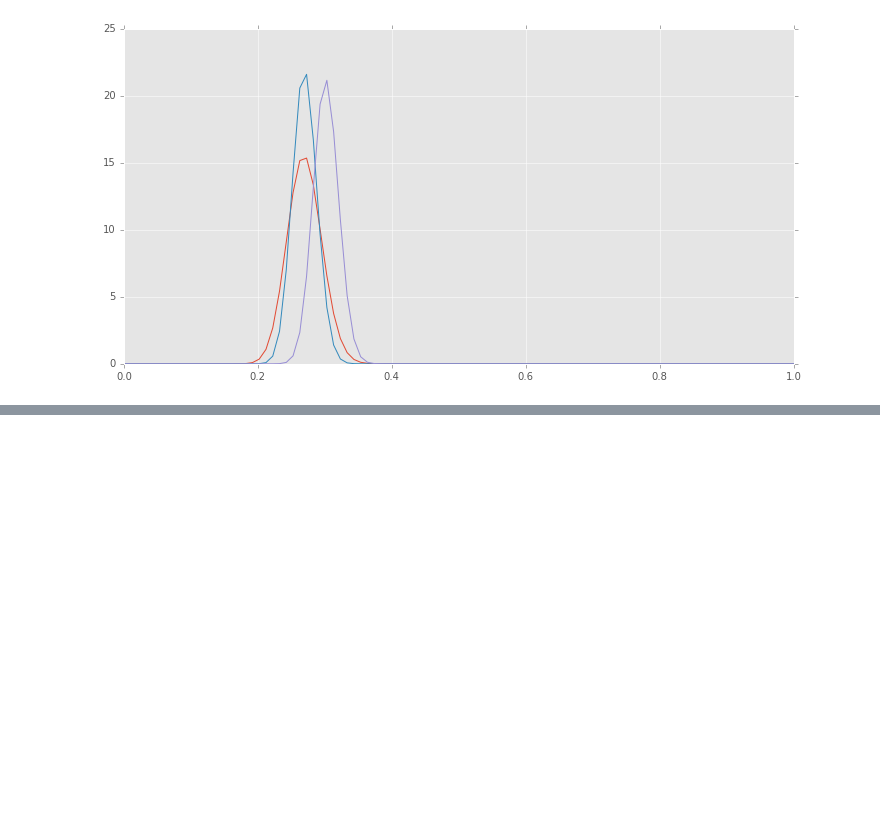
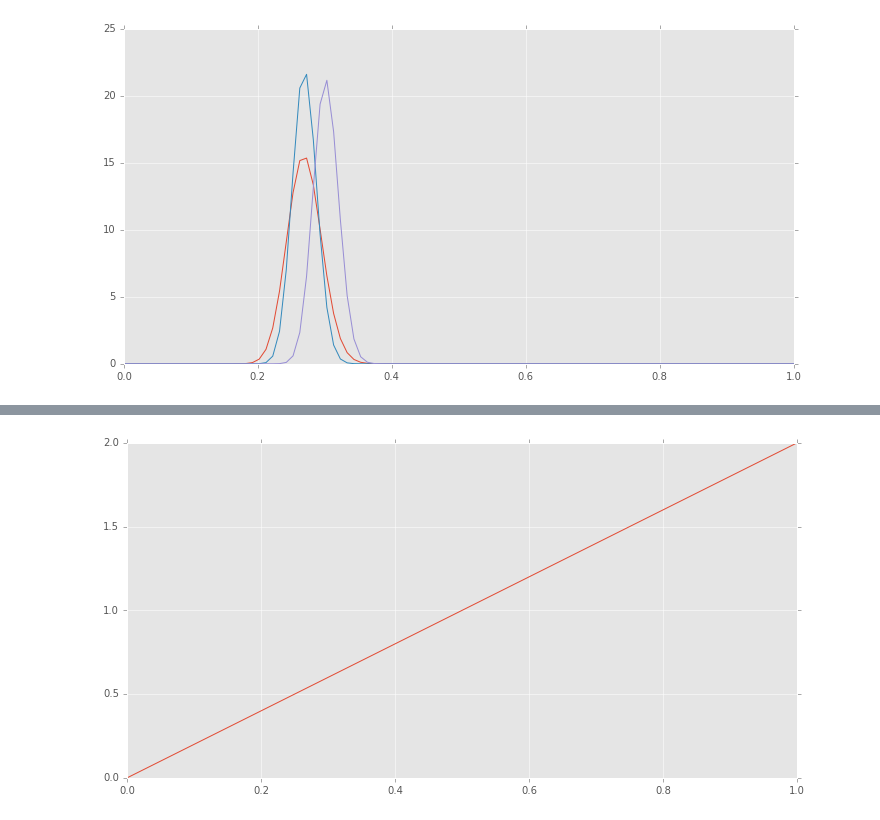
Before and after one commit to CanCeylan/data-analysis-projects, a Jupyter notebook: Understanding the beta distribution.ipynb, the cells around one changed output, grey strips where cells are left out. Drawn from its saved outputs; the diff is of its cells as text; code cells hidden in the pictures; blank space fills up the shorter version.

```diff
--- a/Understanding the beta distribution.ipynb
+++ b/Understanding the beta distribution.ipynb
@@ -50,0 +58,5 @@ plt.plot(x,s1,x,s3,x,s4);
+# %%
+y = beta.pdf(x,2,1)
+plt.plot(x,y);
+# %% [output]
+[figure, added]
```
Also changed, not shown: parts of 13 cells of this notebook.
